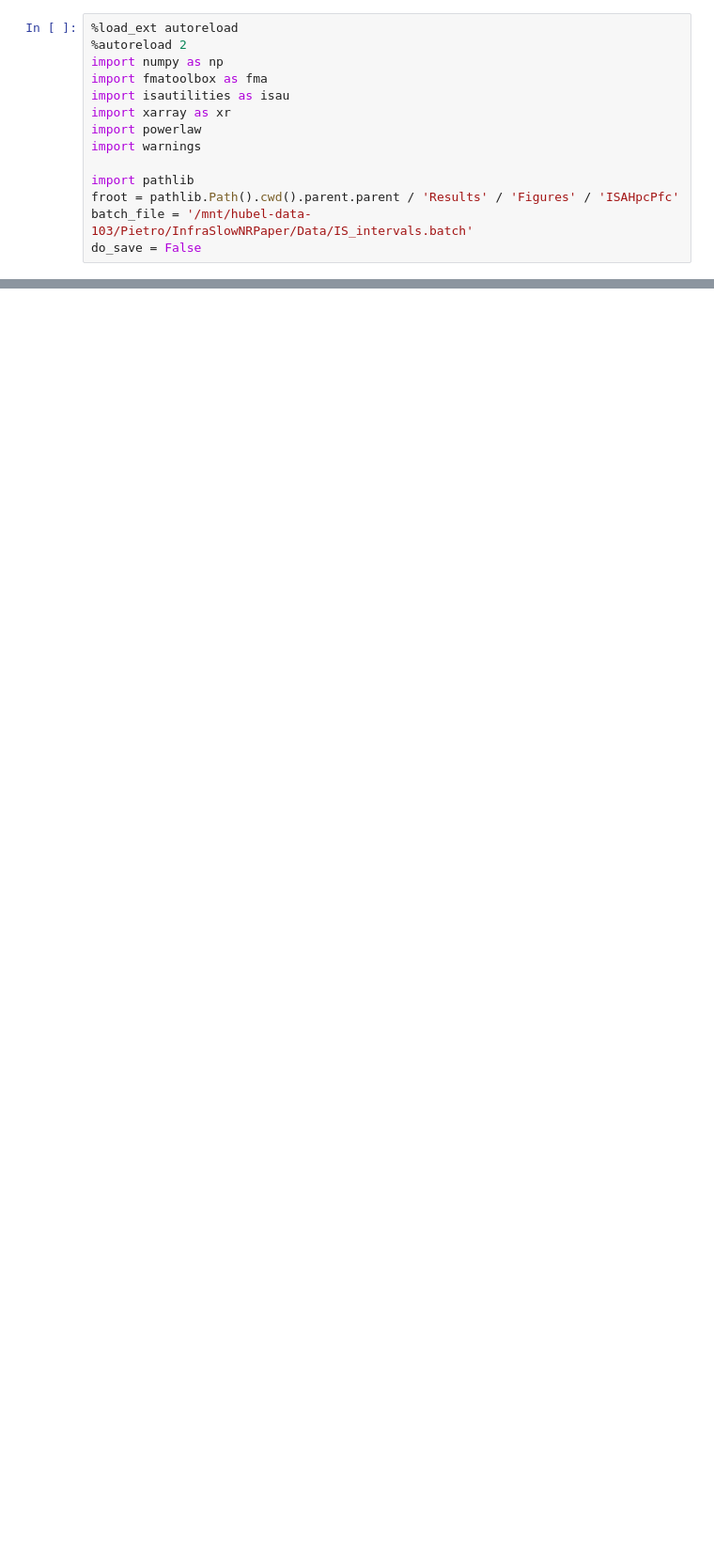
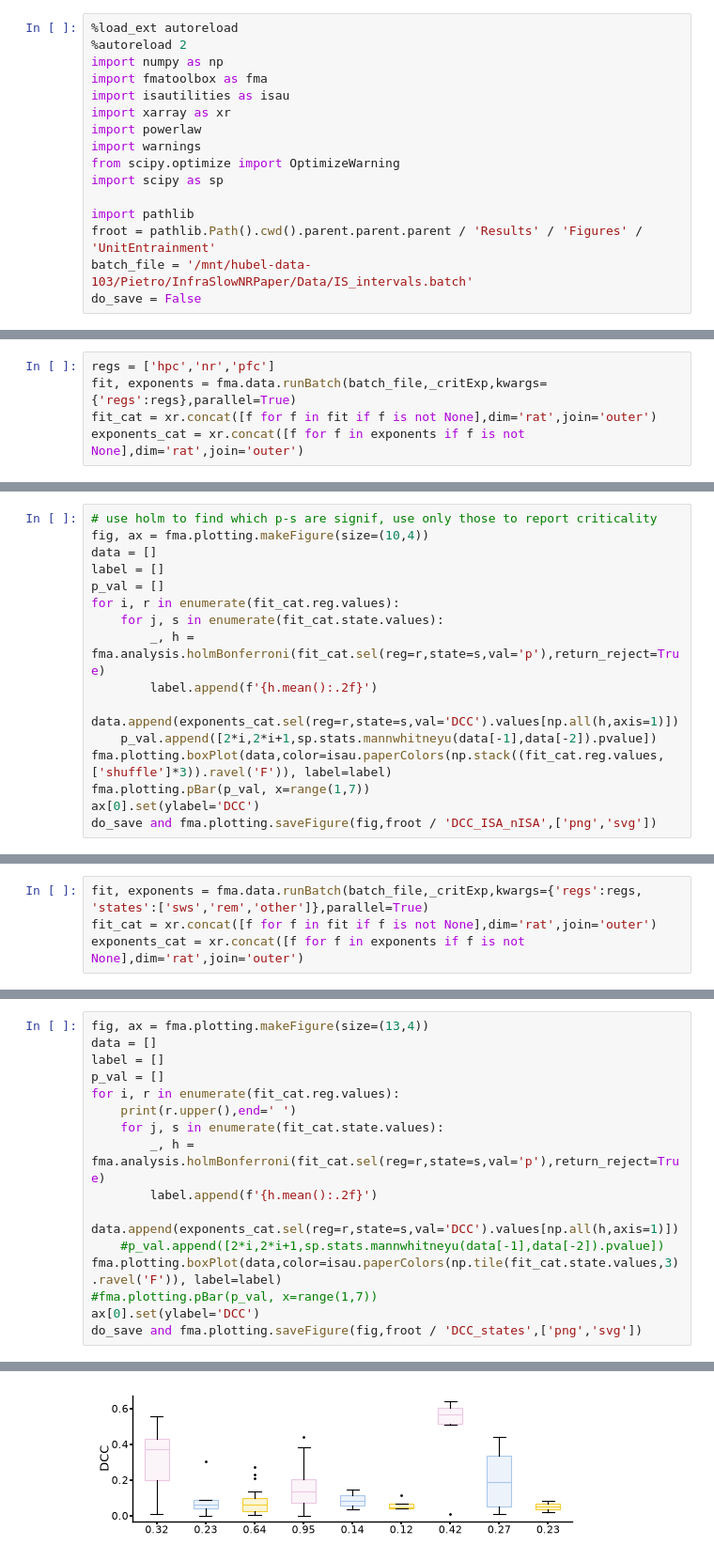
Before and after one commit to pietro-bozzo/NRCode, a Jupyter notebook: Python/Drafts/criticalExponents.ipynb, the cells around one changed output, grey strips where cells are left out. Shown at 94% size. Cells and saved outputs as stored; diff of their text form; blank space fills up the shorter version.

```diff
--- a/Python/Drafts/criticalExponents.ipynb
+++ b/Python/Drafts/criticalExponents.ipynb
@@ -7,9 +7,11 @@ import isautilities as isau
 import xarray as xr
 import powerlaw
 import warnings
+from scipy.optimize import OptimizeWarning
+import scipy as sp
 
 import pathlib
-froot = pathlib.Path().cwd().parent.parent / 'Results' / 'Figures' / 'ISAHpcPfc'
+froot = pathlib.Path().cwd().parent.parent.parent / 'Results' / 'Figures' / 'UnitEntrainment'
 batch_file = '/mnt/hubel-data-103/Pietro/InfraSlowNRPaper/Data/IS_intervals.batch'
 do_save = False
 # %%
@@ -413,0 +421,5 @@ fit, exponents = _critExp(session)
+# %%
+regs = ['hpc','nr','pfc']
+fit, exponents = fma.data.runBatch(batch_file,_critExp,kwargs={'regs':regs},parallel=True)
+fit_cat = xr.concat([f for f in fit if f is not None],dim='rat',join='outer')
+exponents_cat = xr.concat([f for f in exponents if f is not None],dim='rat',join='outer')
@@ -413,0 +467,16 @@ fit, exponents = _critExp(session)
+# %%
+# use holm to find which p-s are signif, use only those to report criticality
+fig, ax = fma.plotting.makeFigure(size=(10,4))
+data = []
+label = []
+p_val = []
+for i, r in enumerate(fit_cat.reg.values):
+    for j, s in enumerate(fit_cat.state.values):
+        _, h = fma.analysis.holmBonferroni(fit_cat.sel(reg=r,state=s,val='p'),return_reject=True)
+        label.append(f'{h.mean():.2f}')
+        data.append(exponents_cat.sel(reg=r,state=s,val='DCC').values[np.all(h,axis=1)])
+    p_val.append([2*i,2*i+1,sp.stats.mannwhitneyu(data[-1],data[-2]).pvalue])
+fma.plotting.boxPlot(data,color=isau.paperColors(np.stack((fit_cat.reg.values,['shuffle']*3)).ravel('F')), label=label)
+fma.plotting.pBar(p_val, x=range(1,7))
+ax[0].set(ylabel='DCC')
+do_save and fma.plotting.saveFigure(fig,froot / 'DCC_ISA_nISA',['png','svg'])
@@ -413,0 +487,4 @@ fit, exponents = _critExp(session)
+# %%
+fit, exponents = fma.data.runBatch(batch_file,_critExp,kwargs={'regs':regs, 'states':['sws','rem','other']},parallel=True)
+fit_cat = xr.concat([f for f in fit if f is not None],dim='rat',join='outer')
+exponents_cat = xr.concat([f for f in exponents if f is not None],dim='rat',join='outer')
@@ -413,0 +511,17 @@ fit, exponents = _critExp(session)
+# %%
+fig, ax = fma.plotting.makeFigure(size=(13,4))
+data = []
+label = []
+p_val = []
+for i, r in enumerate(fit_cat.reg.values):
+    print(r.upper(),end=' ')
+    for j, s in enumerate(fit_cat.state.values):
+        _, h = fma.analysis.holmBonferroni(fit_cat.sel(reg=r,state=s,val='p'),return_reject=True)
+        label.append(f'{h.mean():.2f}')
+        data.append(exponents_cat.sel(reg=r,state=s,val='DCC').values[np.all(h,axis=1)])
+    #p_val.append([2*i,2*i+1,sp.stats.mannwhitneyu(data[-1],data[-2]).pvalue])
+fma.plotting.boxPlot(data,color=isau.paperColors(np.tile(fit_cat.state.values,3).ravel('F')), label=label)
+#fma.plotting.pBar(p_val, x=range(1,7))
+ax[0].set(ylabel='DCC')
+do_save and fma.plotting.saveFigure(fig,froot / 'DCC_states',['png','svg'])
+# %% [output]
@@ -413,0 +529 @@ fit, exponents = _critExp(session)
+[figure, added]
```
Also changed, not shown: parts of 9 cells of this notebook, 3 other files.
